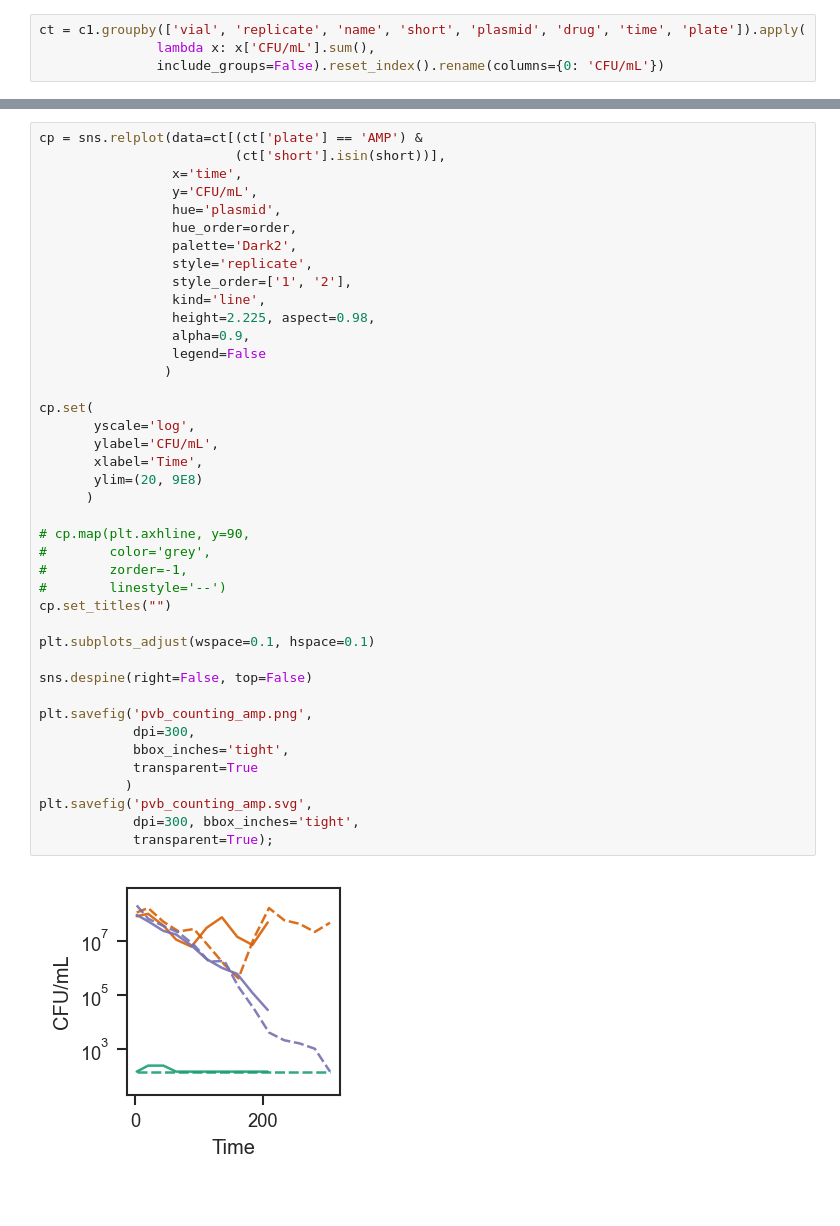
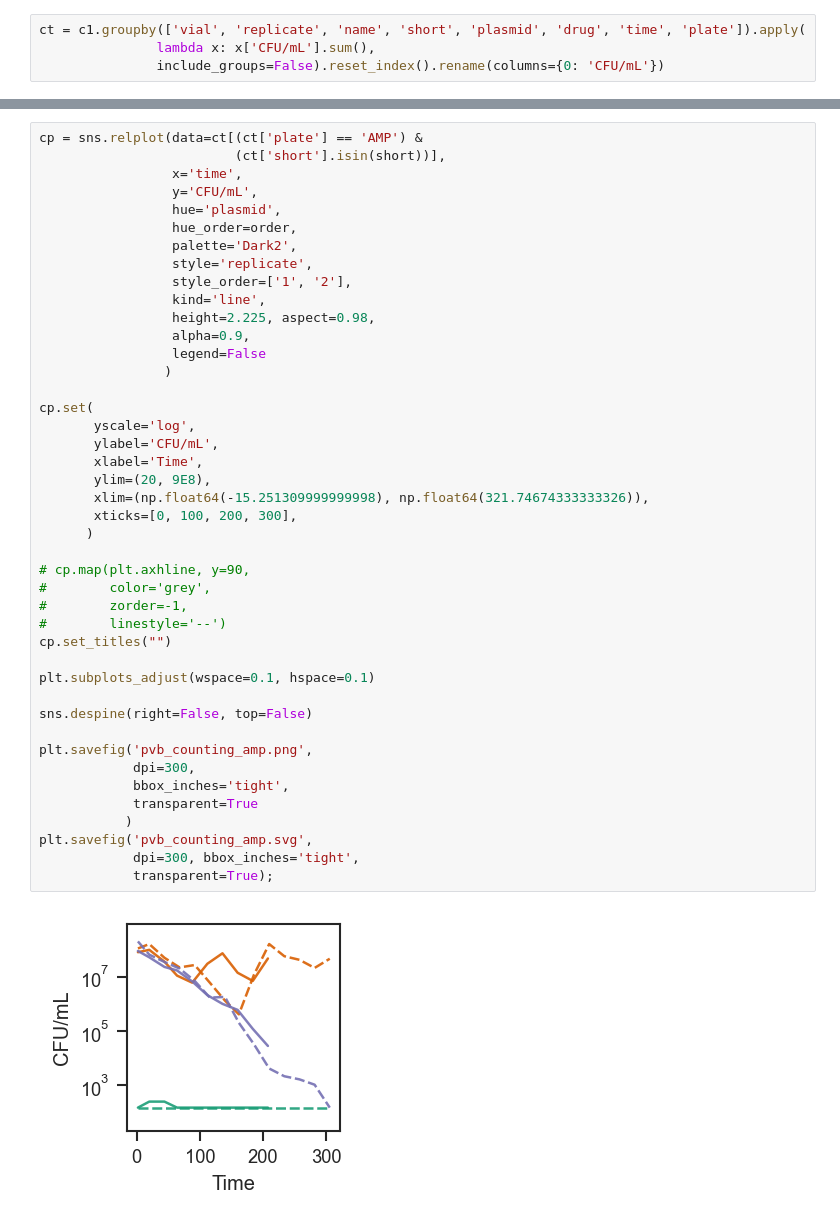
Before and after one commit to microbial-pangenomes-lab/2026_tricomm, a Jupyter notebook: notebooks/PVB.ipynb, the cells around one changed output, grey strips where cells are left out. Cells and saved outputs as stored; diff of their text form.

```diff
--- a/notebooks/PVB.ipynb
+++ b/notebooks/PVB.ipynb
@@ -148,32 +141,34 @@ cp = sns.relplot(data=ct[(ct['plate'] == 'AMP') &
                  height=2.225, aspect=0.98,
                  alpha=0.9,
                  legend=False
                 )
 
 cp.set(
        yscale='log',
        ylabel='CFU/mL',
        xlabel='Time',
-       ylim=(20, 9E8)
+       ylim=(20, 9E8),
+       xlim=(np.float64(-15.251309999999998), np.float64(321.74674333333326)),
+       xticks=[0, 100, 200, 300],
       )
 
 # cp.map(plt.axhline, y=90,
 #        color='grey',
 #        zorder=-1,
 #        linestyle='--')
 cp.set_titles("")
 
 plt.subplots_adjust(wspace=0.1, hspace=0.1)
 
 sns.despine(right=False, top=False)
 
 plt.savefig('pvb_counting_amp.png',
             dpi=300,
             bbox_inches='tight',
             transparent=True
            )
 plt.savefig('pvb_counting_amp.svg',
             dpi=300, bbox_inches='tight',
             transparent=True);
 # %% [output]
-[figure, old version]
+[figure, new version]
```
Also changed, not shown: parts of 5 cells of this notebook.
